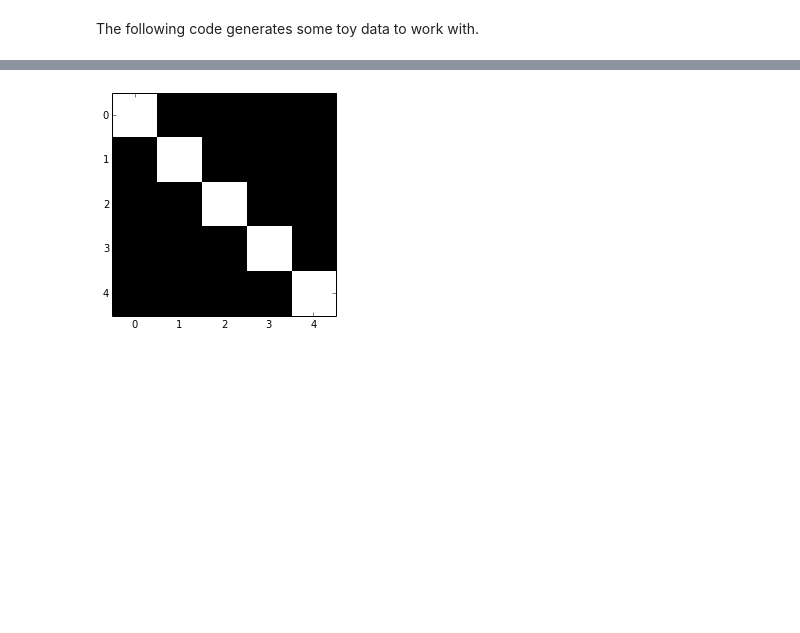
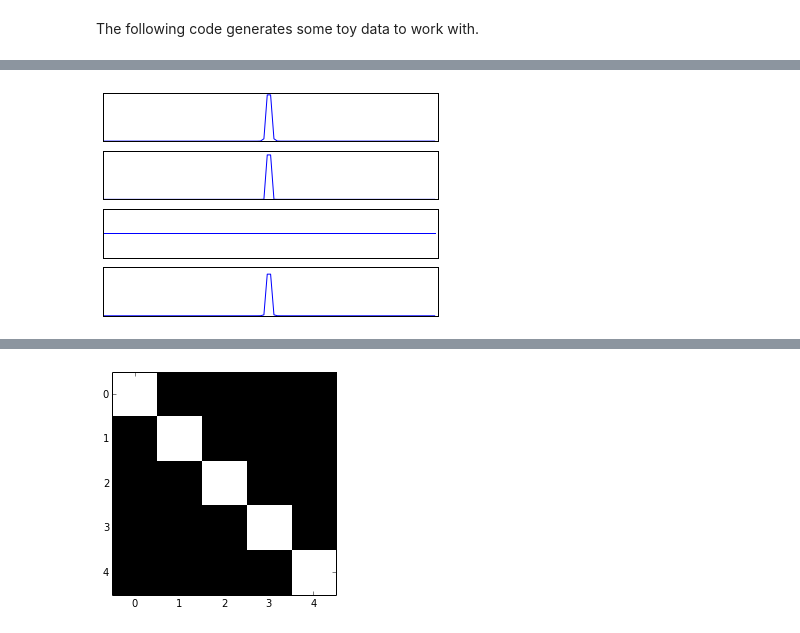
Before and after one commit to DavidZomerdijk/ML2_labs, a Jupyter notebook: lab1/lab1_kai.ipynb, the cells around one changed output, grey strips where cells are left out. Saved outputs shown, nothing was run; the diff lists cells and outputs as text; code cells hidden in the pictures; blank space fills up the shorter version.

```diff
--- a/lab1/lab1_kai.ipynb
+++ b/lab1/lab1_kai.ipynb
@@ -183,0 +182,19 @@ Now compute the covariance matrix of the sources, the measurements and the white
+# %%
+def p_0(a):
+    return np.array(1/(pi*np.cosh(a)))
+
+def p_1(a):
+    return np.array(np.exp(-0.5*np.power(a,2))*np.cosh(a)/np.sqrt(2*np.exp(1)*pi))
+
+def p_2(a):
+    return np.array(np.exp(-0.25*np.power(a,100)))
+
+def p_3(a):
+    return np.array(1/np.power(np.power(a, 2) + 5, 3))
+
+T = linspace(-150, 150, 100)
+P = np.c_[p_0(T), p_1(T), p_2(T), p_3(T)].T
+
+plot_signals(P)
+# %% [output]
+[figure, added]
```
Also changed, not shown: parts of 7 cells of this notebook.
